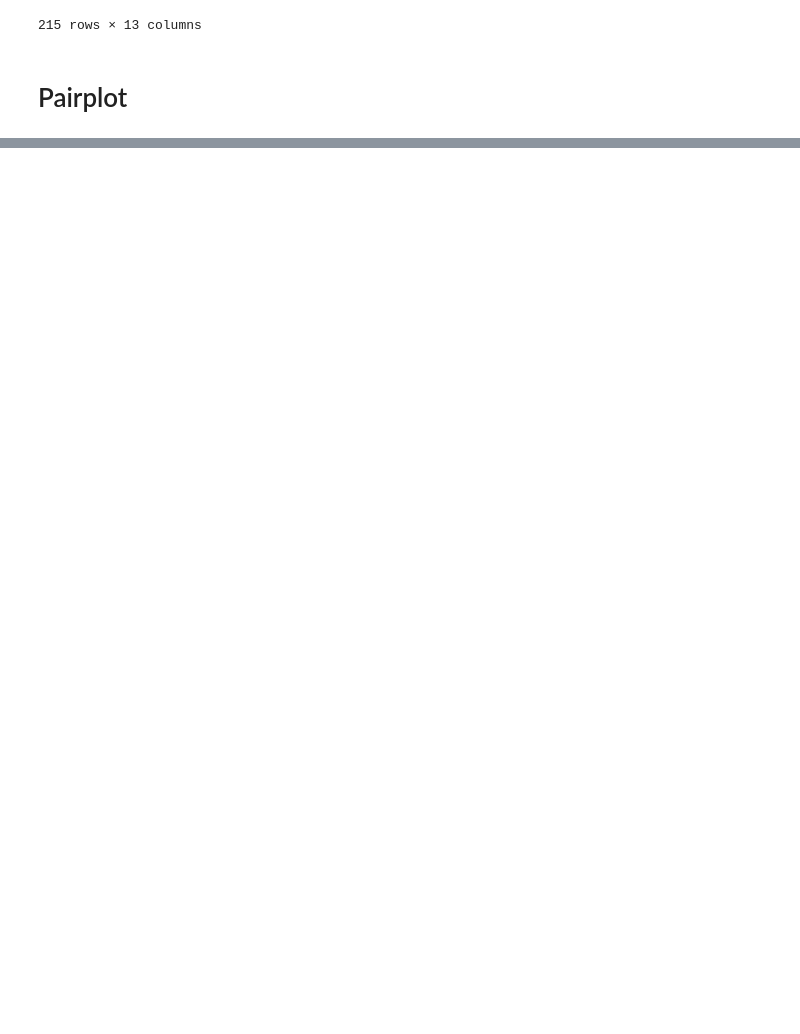
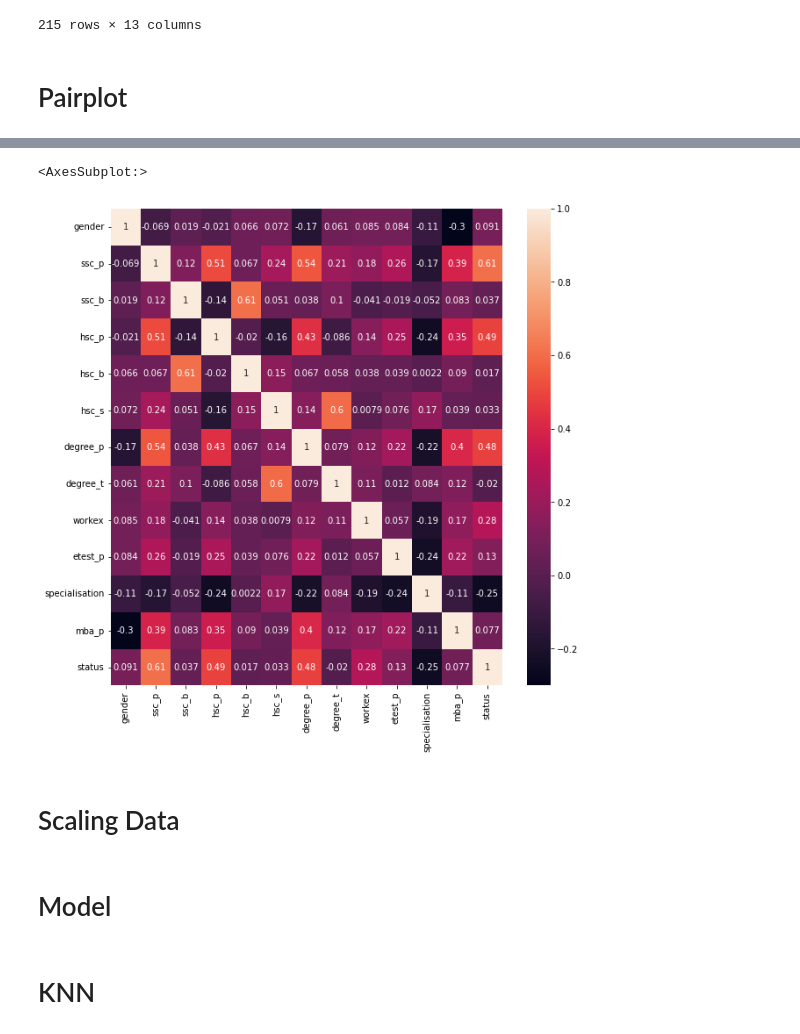
Before and after one commit to joelrizkyw/ProjekDataMining, a Jupyter notebook: joel.ipynb, the cells around one changed output, grey strips where cells are left out. Cells and saved outputs as stored; diff of their text form; code cells hidden in the pictures; blank space fills up the shorter version.

Commit message:
push data joel

```diff
--- a/joel.ipynb
+++ b/joel.ipynb
@@ -226,0 +232,8 @@ sns.pairplot(df, hue='status')
+# %%
+plt.subplots(figsize=(10,10))
+sns.heatmap(df_status_combined.corr(), annot=True)
+# %% [output]
+<AxesSubplot:>
+[figure, added]
+# %% [markdown]
+# Scaling Data
@@ -226,0 +244,4 @@ sns.pairplot(df, hue='status')
+# %% [markdown]
+# Model
+# %% [markdown]
+# KNN
```
Also changed, not shown: parts of 10 cells of this notebook, 2 other files.
